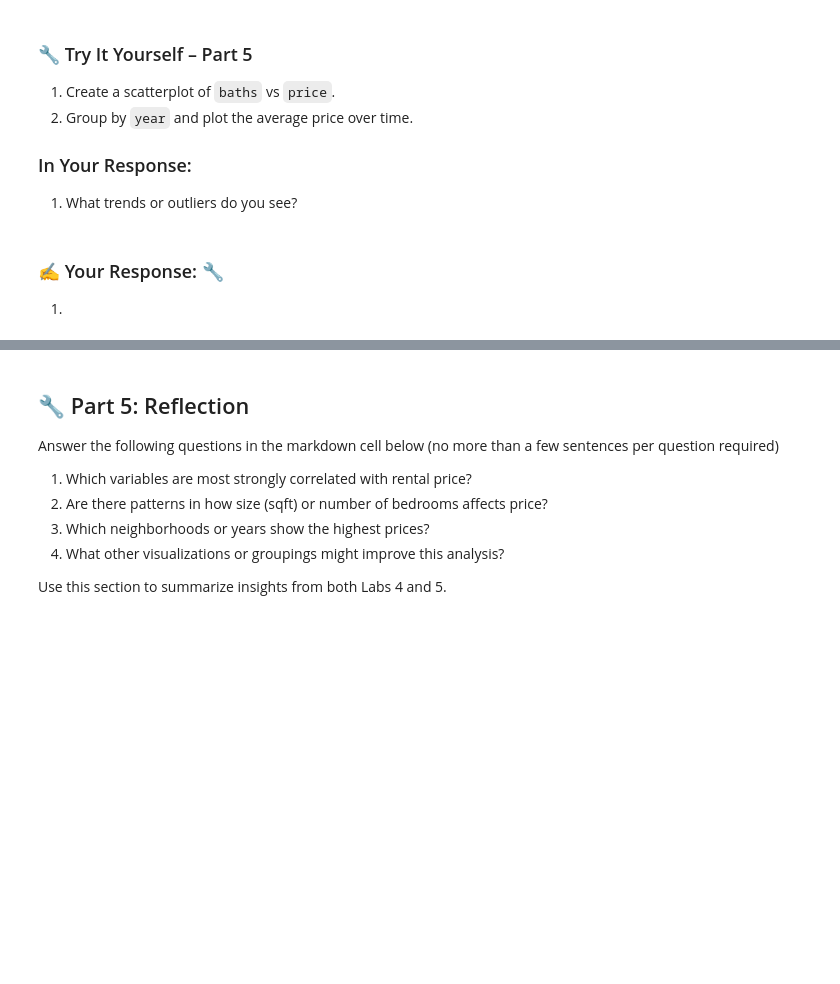
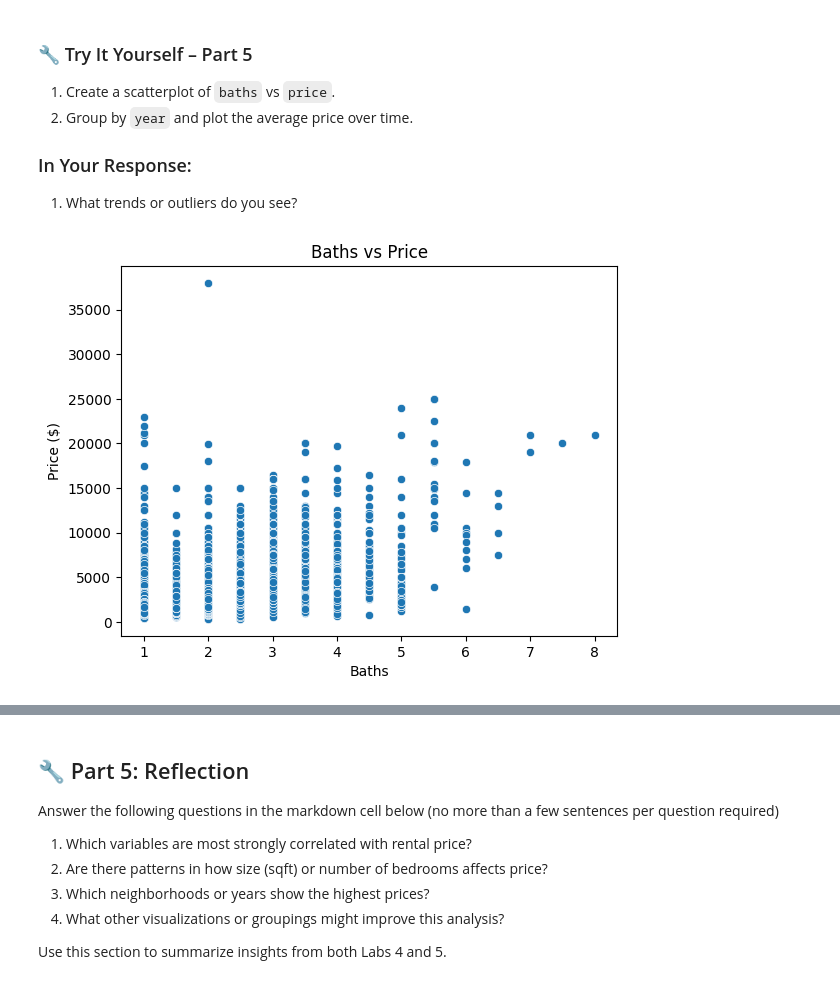
Before and after one commit to expely/Business-Analytics-Labs, a Jupyter notebook: Labs/lab_05_eda.ipynb, the cells around one changed output, grey strips where cells are left out. Saved outputs shown, nothing was run; the diff lists cells and outputs as text; code cells hidden in the pictures; blank space fills up the shorter version.

```diff
--- a/Labs/lab_05_eda.ipynb
+++ b/Labs/lab_05_eda.ipynb
@@ -183,3 +248,9 @@ plt.show()
-# %% [markdown]
-### ✍️ Your Response: 🔧
-1.
+# %%
+# Scatterplot: Baths vs Price
+sns.scatterplot(x='baths', y='price', data=df)
+plt.title("Baths vs Price")
+plt.xlabel("Baths")
+plt.ylabel("Price ($)")
+plt.show()
+# %% [output]
+[figure, added]
```
Also changed, not shown: parts of 26 cells of this notebook.
